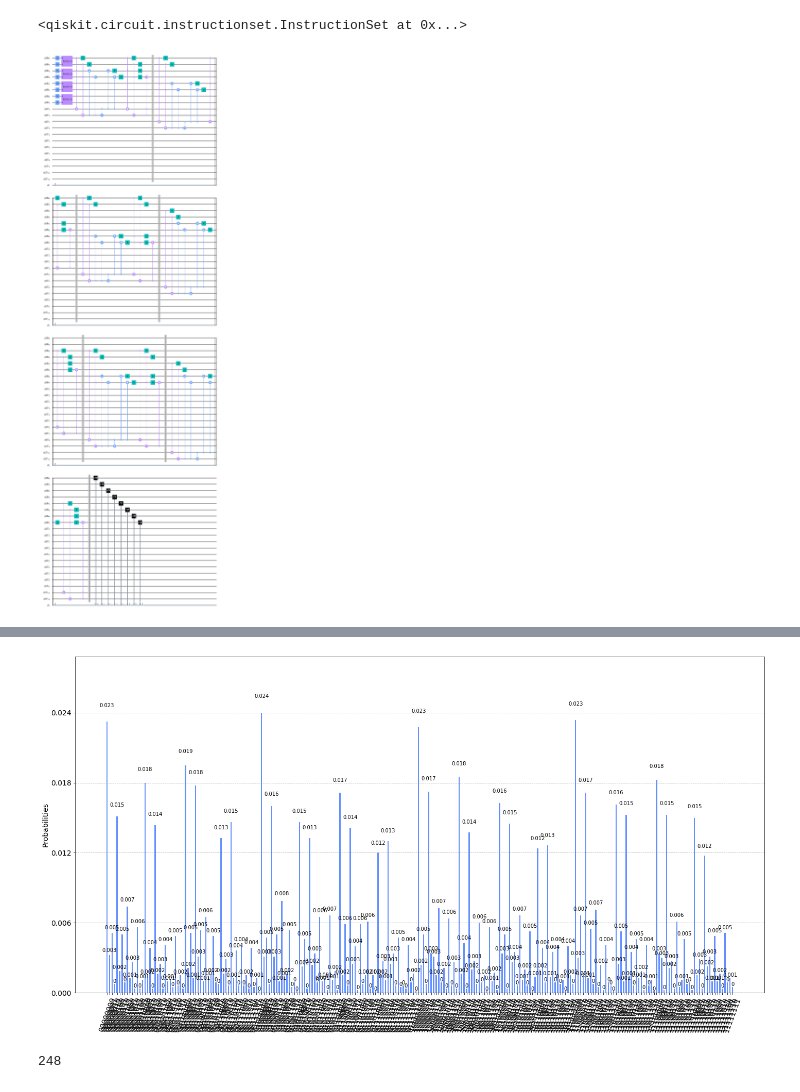
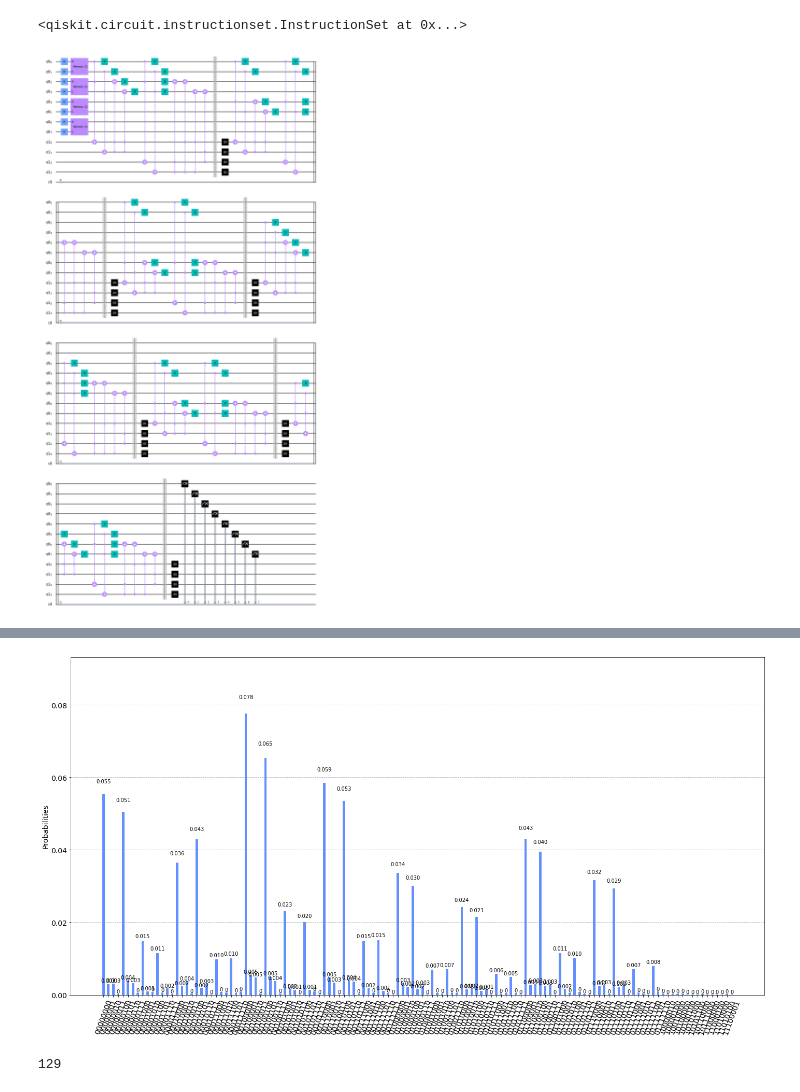
Before and after one commit to carlklier/CombinatorialOptimizationGraphColoring, a Jupyter notebook: code/3-coloring-qiskit-real.ipynb, the cells around one changed output, grey strips where cells are left out. Drawn from its saved outputs; the diff is of its cells as text; code cells hidden in the pictures.

```diff
--- a/code/3-coloring-qiskit-real.ipynb
+++ b/code/3-coloring-qiskit-real.ipynb
@@ -127,7 +123,7 @@ print(cg)
 ce = 2
 # Create a Quantum Circuit
 qv = QuantumRegister(ce*nVert)
-q = QuantumRegister(ce*len(cg))
+q = QuantumRegister(4)
 c = ClassicalRegister(ce*nVert)
 qc = QuantumCircuit(qv,q,c)
 
@@ -147,9 +143,9 @@ for i in range(0,nVert*2,2):
 # Two |01> vertices cause the second vertex to transition to |10>
 #               |01>x|01> ---> |01>x|10>
 # Two |10> vertices cause the second vertex to transition to |00>
-#               |10>x|10> ---> |10>x|00>
+#               |10>x|10> ---> |00>x|00>
 
-k = nVert*ce
+k = ce*nVert
 for edge in cg:
     i = edge[0]*ce
     j = edge[1]*ce
@@ -157,32 +153,38 @@ for edge in cg:
     qc.ccx(i,j,k)
     qc.ccx(i+1,j+1,k+1)
 
-    # to transition the |01>x|01> ---> |01>x|10>
-    qc.cx(k+1,j)
-    qc.cx(k+1,j+1)
+    # to transition |11>x|11> ---> |11>x|00>
+    qc.ccx(k+1, k, j)
+    qc.ccx(k+1, k, j+1)
 
-    # to transition the |10>x|10> ---> |10>x|00>
-    qc.cx(k,k+1)
-    qc.cx(k,j)
-    qc.cx(k,j+1)
-
+    # check if two states are the same
     qc.x(i)
     qc.x(i+1)
     qc.x(j)
     qc.x(j+1)
-    qc.ccx(i,j,k)
-    qc.ccx(i+1,j+1,k+1)
+    qc.ccx(i,j,k+2)
+    qc.ccx(i+1,j+1,k+3)
     qc.x(i)
     qc.x(i+1)
     qc.x(j)
     qc.x(j+1)
 
     # to transition the |00>x|00> ---> |00>x|01>
-    qc.ccx(k+1,k,j+1)
+    qc.ccx(k+3, k+2, j)
+
+    # to transition the |01>x|01> ---> |01>x|10>
+    qc.ccx(k+3,k,j)
+    qc.ccx(k+3,k,j+1)
+
+    # to transition the |10>x|10> ---> |10>x|11>
+    qc.ccx(k+2,k+1,j+1)
 
     qc.barrier()
 
-    k += 2
+    qc.reset(k)
+    qc.reset(k+1)
+    qc.reset(k+2)
+    qc.reset(k+3)
 
 # measure all the input qubits
 qc.measure(qv,c)
@@ -192,7 +194,7 @@ qc.measure(qv,c)
 #--------------- Drawing
 qc.draw(output='mpl')
 # %% [output]
-[figure, old version]
+[figure, new version]
 # %%
 from qiskit import IBMQ
 IBMQ.load_account()
@@ -202,7 +204,7 @@ provider = IBMQ.get_provider(hub='ibm-q-ncsu', group='nc-state', project='grad-q
 toronto = provider.get_backend('ibmq_toronto')
 paris = provider.get_backend('ibmq_paris')
 
-results = execute(qc, backend=toronto, shots=8000).result()
+results = execute(qc, backend=paris, shots=8000).result()
 counts = results.get_counts()
 
 plot_histogram(counts, figsize=(24,12))
@@ -211,5 +212,5 @@ ibmqfactory.load_account:WARNING:2020-11-10 14:34:31,408: Credentials are alread
-[figure, old version]
+[figure, new version]
 # %%
 print(len(counts))
 # %% [output]
-248
+129
```
Also changed, not shown: parts of 28 cells of this notebook, 1 other file.
